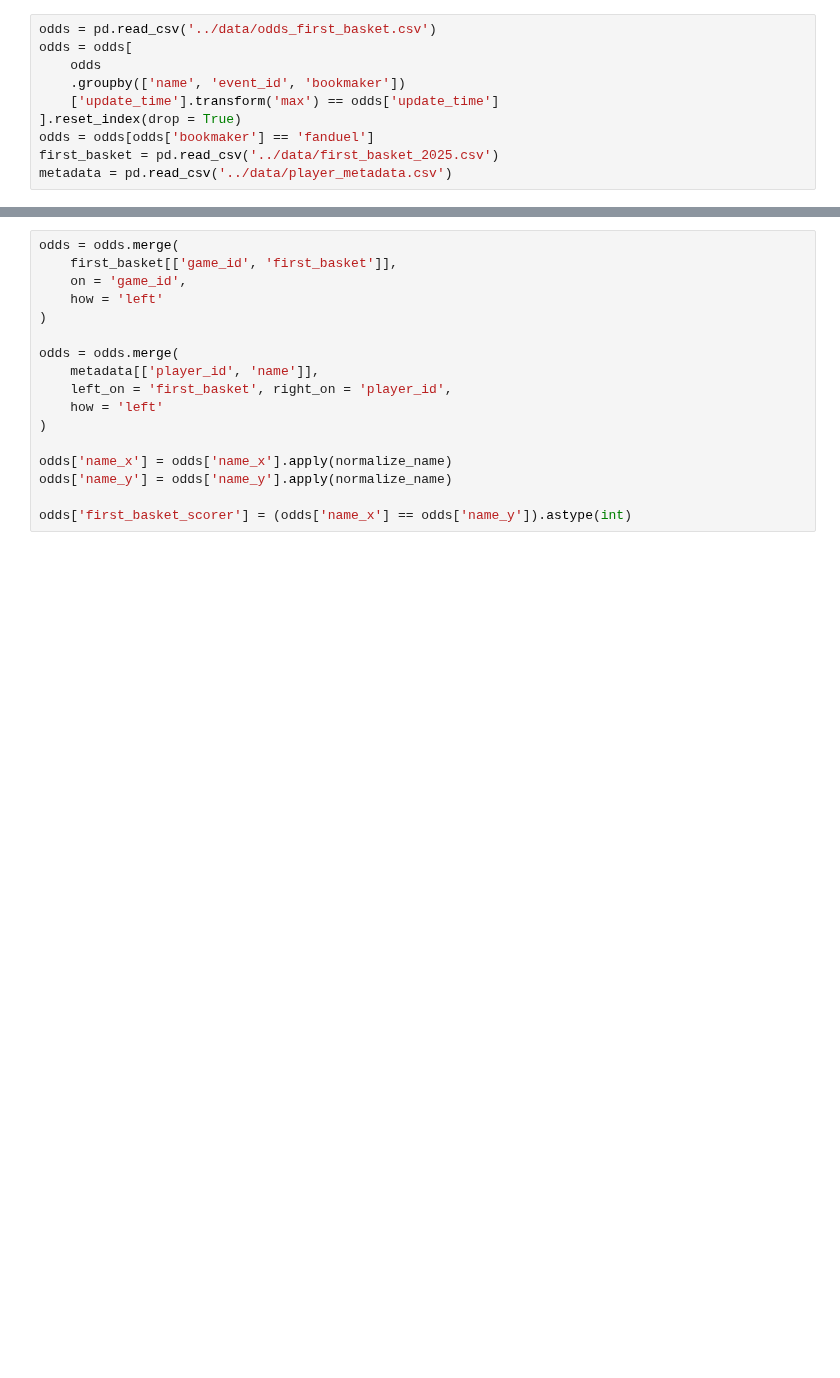
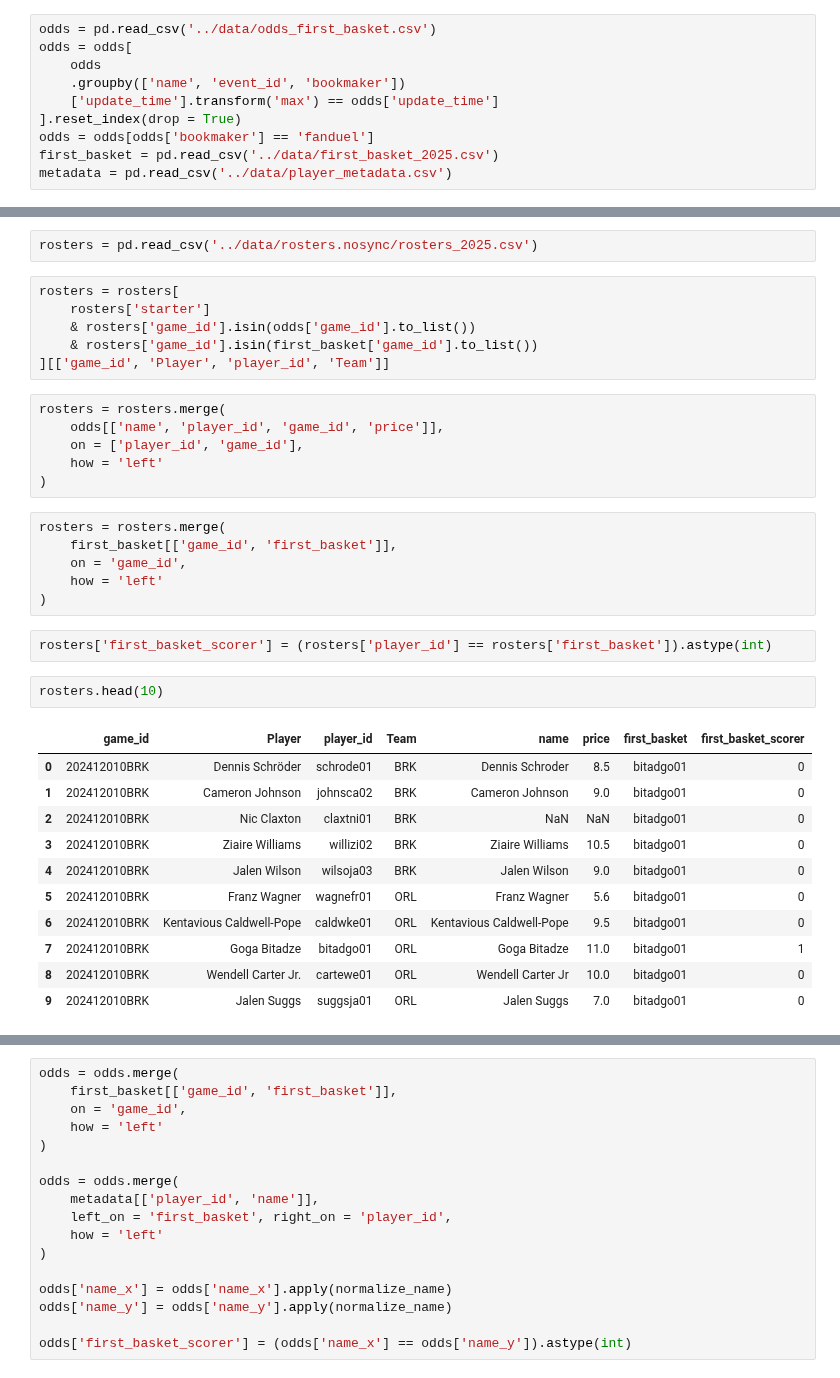
Before and after one commit to martinbog19/LeFirstBasket, a Jupyter notebook: ml/strategy.ipynb, the cells around one changed output, grey strips where cells are left out. Drawn from its saved outputs; the diff is of its cells as text; blank space fills up the shorter version.

```diff
--- a/ml/strategy.ipynb
+++ b/ml/strategy.ipynb
@@ -49,0 +34,36 @@ Name: prob, dtype: float64
+# %%
+rosters = pd.read_csv('../data/rosters.nosync/rosters_2025.csv')
+# %%
+rosters = rosters[
+    rosters['starter']
+    & rosters['game_id'].isin(odds['game_id'].to_list())
+    & rosters['game_id'].isin(first_basket['game_id'].to_list())
+][['game_id', 'Player', 'player_id', 'Team']]
+# %%
+rosters = rosters.merge(
+    odds[['name', 'player_id', 'game_id', 'price']],
+    on = ['player_id', 'game_id'],
+    how = 'left'
+)
+# %%
+rosters = rosters.merge(
+    first_basket[['game_id', 'first_basket']],
+    on = 'game_id',
+    how = 'left'
+)
+# %%
+rosters['first_basket_scorer'] = (rosters['player_id'] == rosters['first_basket']).astype(int)
+# %%
+rosters.head(10)
+# %% [output]
+|  | game_id | Player | player_id | Team | name | price | first_basket | first_basket_scorer |
+| 0 | 202412010BRK | Dennis Schröder | schrode01 | BRK | Dennis Schroder | 8.5 | bitadgo01 | 0 |
+| 1 | 202412010BRK | Cameron Johnson | johnsca02 | BRK | Cameron Johnson | 9.0 | bitadgo01 | 0 |
+| 2 | 202412010BRK | Nic Claxton | claxtni01 | BRK | NaN | NaN | bitadgo01 | 0 |
+| 3 | 202412010BRK | Ziaire Williams | willizi02 | BRK | Ziaire Williams | 10.5 | bitadgo01 | 0 |
+| 4 | 202412010BRK | Jalen Wilson | wilsoja03 | BRK | Jalen Wilson | 9.0 | bitadgo01 | 0 |
+| 5 | 202412010BRK | Franz Wagner | wagnefr01 | ORL | Franz Wagner | 5.6 | bitadgo01 | 0 |
+| 6 | 202412010BRK | Kentavious Caldwell-Pope | caldwke01 | ORL | Kentavious Caldwell-Pope | 9.5 | bitadgo01 | 0 |
+| 7 | 202412010BRK | Goga Bitadze | bitadgo01 | ORL | Goga Bitadze | 11.0 | bitadgo01 | 1 |
+| 8 | 202412010BRK | Wendell Carter Jr. | cartewe01 | ORL | Wendell Carter Jr | 10.0 | bitadgo01 | 0 |
+| 9 | 202412010BRK | Jalen Suggs | suggsja01 | ORL | Jalen Suggs | 7.0 | bitadgo01 | 0 |
```
Also changed, not shown: parts of 16 cells of this notebook, 3 other files.
